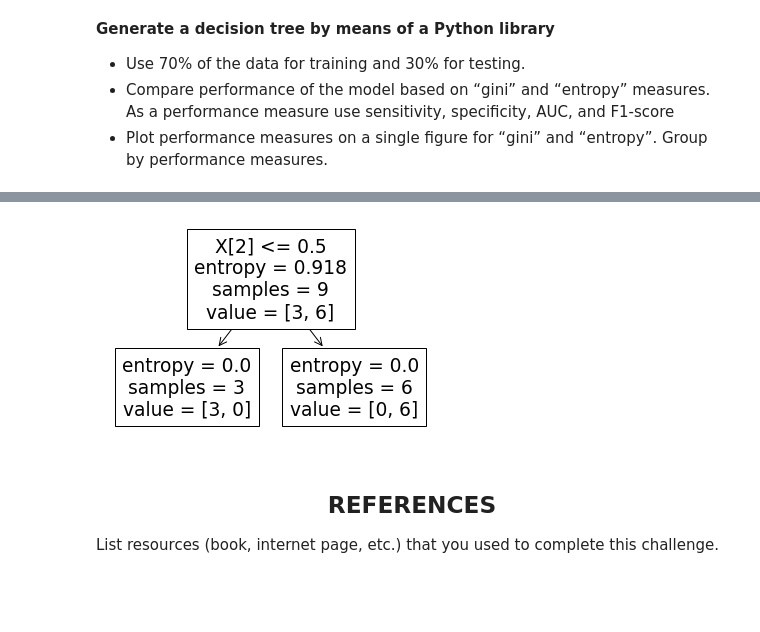
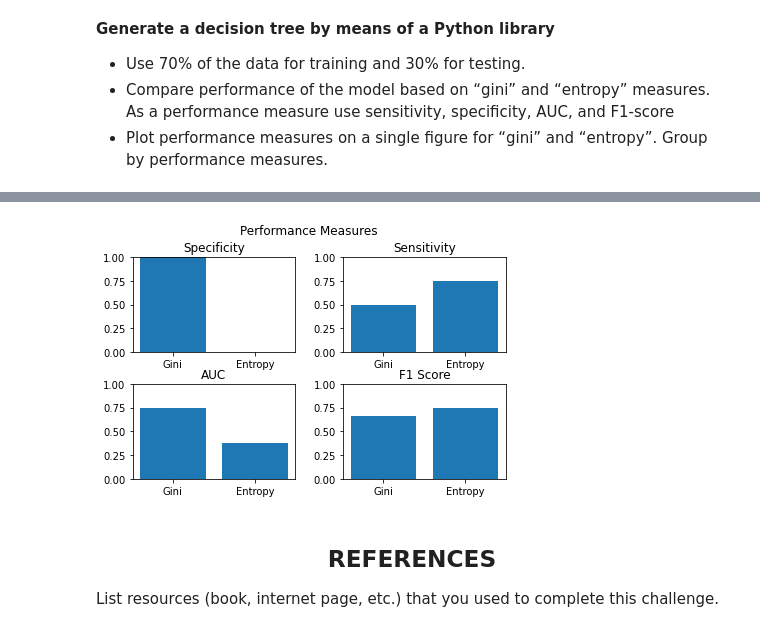
Before and after one commit to cst1493/CMPS470_MachineLearning, a Jupyter notebook: C2/C2.ipynb, the cells around one changed output, grey strips where cells are left out. Cells and saved outputs as stored; diff of their text form; code cells hidden in the pictures; blank space fills up the shorter version.

```diff
--- a/C2/C2.ipynb
+++ b/C2/C2.ipynb
@@ -442,6 +443,8 @@ This weighted average entropy is liable to change if more layers were added to t
 - Compare performance of the model based on “gini” and “entropy” measures. As a performance measure use sensitivity, specificity, AUC, and F1-score
 - Plot performance measures on a single figure for “gini” and “entropy”. Group by performance measures.
 # %%
+%matplotlib inline
+
 #Copy and prepare data for DecisionTreeClassifier
 df = data_df
 
@@ -453,39 +456,71 @@ df = df.replace('Strong', 1); df = df.replace('Weak', 0)
 #PlayTennis
 df = df.replace('Yes', 1); df = df.replace('No', 0)
 
-print(df)
 X_encoded = pd.get_dummies(df, columns=['Outlook', 'Temperature'])
 
 #Split data for training and testing
 X_train, X_test = train_test_split(X_encoded, test_size = 0.3, train_size = 0.7, shuffle = True)
 
 DT_train_labels = X_train['PlayTennis'].copy()
+X_train = X_train.drop('PlayTennis', axis = 1)
+DT_test_labels = X_test['PlayTennis'].copy()
+X_test = X_test.drop('PlayTennis', axis = 1)
 
-#Create Decision Tree Model
-DT = DecisionTreeClassifier(criterion='entropy')
-DT_Model = DT.fit(X_train, DT_train_labels)
+#Create Decision Tree Model for Entropy
+def makeDTClassifier(critiria):
+    DT = DecisionTreeClassifier(criterion=critiria)
+    DT_Model = DT.fit(X_train, DT_train_labels)
 
-tree.plot_tree(DT_Model)
-#Predicting against Test data
-results = DT_Model.predict(X_test)
+    #tree.plot_tree(DT_Model)
+    #Predicting against Test data
+    results = DT_Model.predict(X_test)
 
-result_df = X_test.assign(Predictions = results)
-print("Day is the row number plus 1: \n")
-display(result_df)
 
-#Finding Specificity and Sensitivity
-tn, fp, fn, tp = metrics.confusion_matrix(result_df.iloc[:,2], results).ravel()
-spec = tn/(tn + fp)
-sens = tp/(tp + fn)
-print("Specificity is", spec)
-print("Sensitivity is", sens)
+    result_df = X_test.assign(PlayTennis = DT_test_labels, Predictions = results)
 
-#Finding AUC
-false_Pos, true_Pos, thresh = metrics.roc_curve(result_df.iloc[:,2], results)
-auc = metrics.auc(false_Pos, true_Pos)
-print("Area Under ROC curve:", auc)
+    print("Day is the row number plus 1: \n")
+    display(result_df)
 
-#Finding F1
-f1_score = metrics.f1_score(result_df.iloc[:,2], results)
-print("F1 Score:", f1_score)
+    #Finding Specificity and Sensitivity
+    tn, fp, fn, tp = metrics.confusion_matrix(result_df.iloc[:,8], results).ravel()
+    spec = tn/(tn + fp)
+    sens = tp/(tp + fn)
+    print("Specificity is", spec)
+    print("Sensitivity is", sens)
+
+    #Finding AUC
+    false_Pos, true_Pos, thresh = metrics.roc_curve(result_df.iloc[:,8], results)
+    auc = metrics.auc(false_Pos, true_Pos)
+    print("Area Under ROC curve:", auc)
+
+    #Finding F1
+    f1_score = metrics.f1_score(result_df.iloc[:,8], results)
+    print("F1 Score:", f1_score)
+    print("\n")
+
+    return spec, sens, auc, f1_score
+
+ent_spec, ent_sens, ent_auc, ent_f1 = makeDTClassifier('entropy')
+gini_spec, gini_sens, gini_auc, gini_f1 = makeDTClassifier('gini')
+
+print("\n\n\n")
+
+x_titles = ["Gini", "Entropy"]
+
+fig, axs = plt.subplots(2,2)
+fig.suptitle("Performance Measures")
+fig.tight_layout()
+
+axs[0,0].bar(x_titles, [gini_spec, ent_spec])
+axs[0,0].set_title("Specificity")
+axs[0,0].set_ylim(0,1)
+axs[0,1].bar(x_titles, [gini_sens, ent_sens])
+axs[0,1].set_title("Sensitivity")
+axs[0,1].set_ylim(0,1)
+axs[1,0].bar(x_titles, [gini_auc, ent_auc])
+axs[1,0].set_title("AUC")
+axs[1,0].set_ylim(0,1)
+axs[1,1].bar(x_titles, [gini_f1, ent_f1])
+axs[1,1].set_title("F1 Score")
+axs[1,1].set_ylim(0,1)
 # %% [output]
@@ -518,4 +552,4 @@ F1 Score: 1.0
-[figure, old version]
+[figure, new version]
 # %% [markdown]
 ## <center> REFERENCES </center>
 List resources (book, internet page, etc.) that you used to complete this challenge.
```
Also changed, not shown: parts of 3 cells of this notebook.
